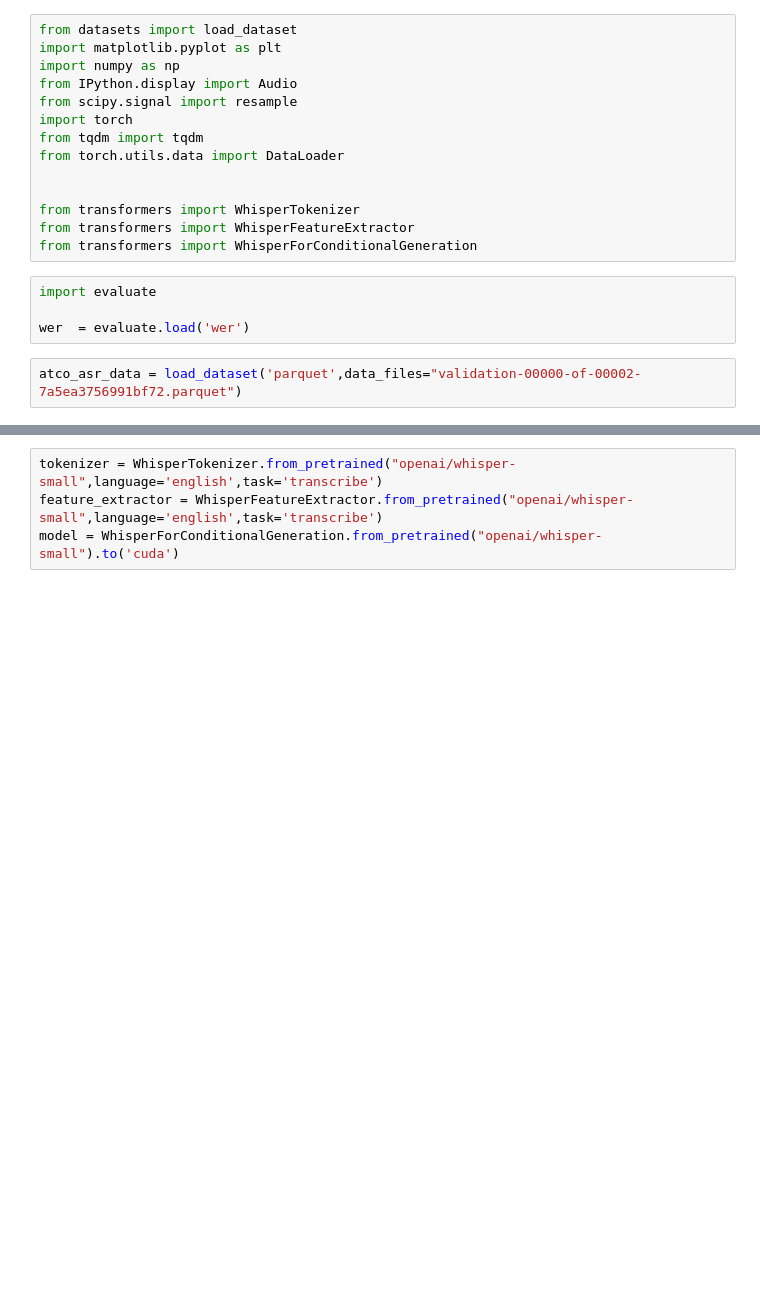
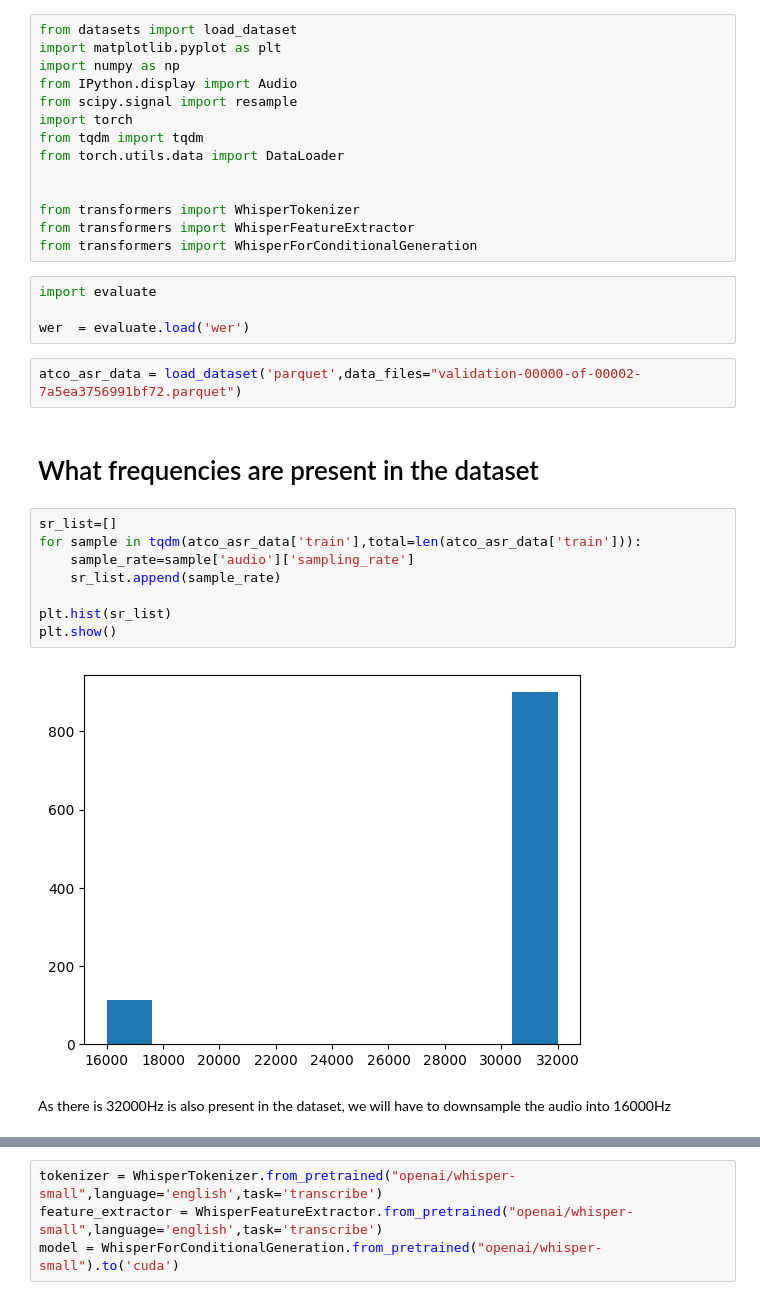
Before and after one commit to mohan696matlab/whisper-finetuning-youtube-serise, a Jupyter notebook: part_2_WER.ipynb, the cells around one changed output, grey strips where cells are left out. Cells and saved outputs as stored; diff of their text form; blank space fills up the shorter version.

```diff
--- a/part_2_WER.ipynb
+++ b/part_2_WER.ipynb
@@ -18,3 +18,17 @@ import evaluate
 wer  = evaluate.load('wer')
 # %%
 atco_asr_data = load_dataset('parquet',data_files="validation-00000-of-00002-7a5ea3756991bf72.parquet")
+# %% [markdown]
+# What frequencies are present in the dataset
+# %%
+sr_list=[]
+for sample in tqdm(atco_asr_data['train'],total=len(atco_asr_data['train'])):
+    sample_rate=sample['audio']['sampling_rate']
+    sr_list.append(sample_rate)
+
+plt.hist(sr_list)
+plt.show()
+# %% [output]
+[figure, added]
+# %% [markdown]
+ As there is 32000Hz is also present in the dataset, we will have to downsample the audio into 16000Hz
```
Also changed, not shown: parts of 9 cells of this notebook, 2 other files.
